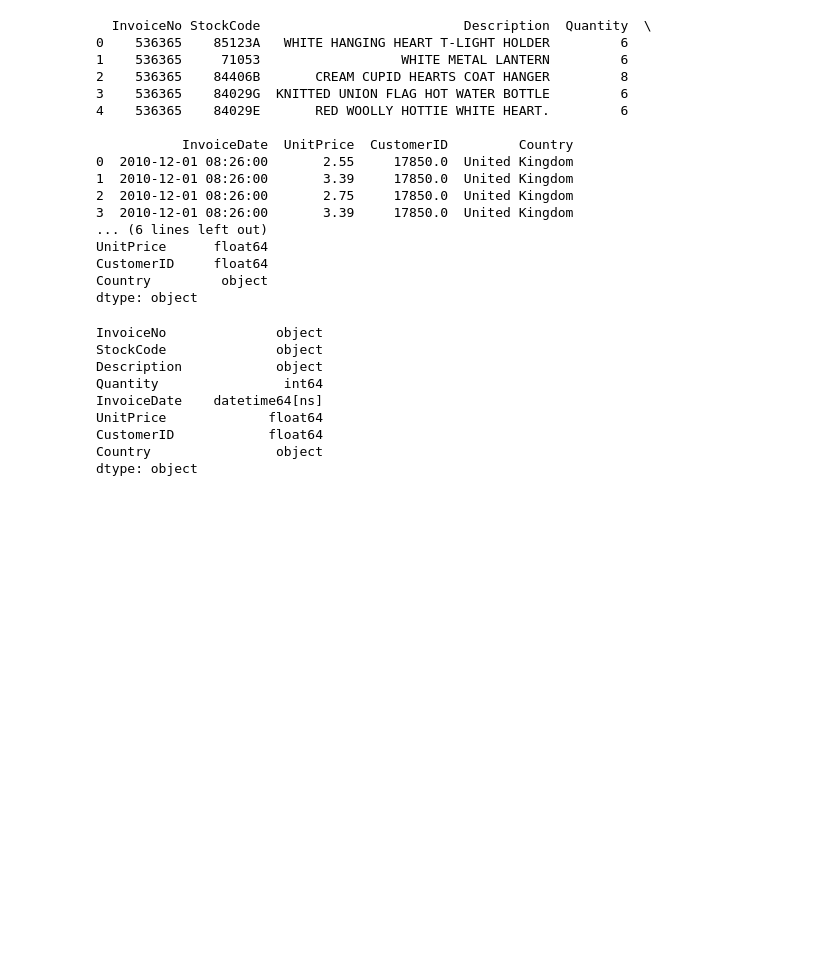
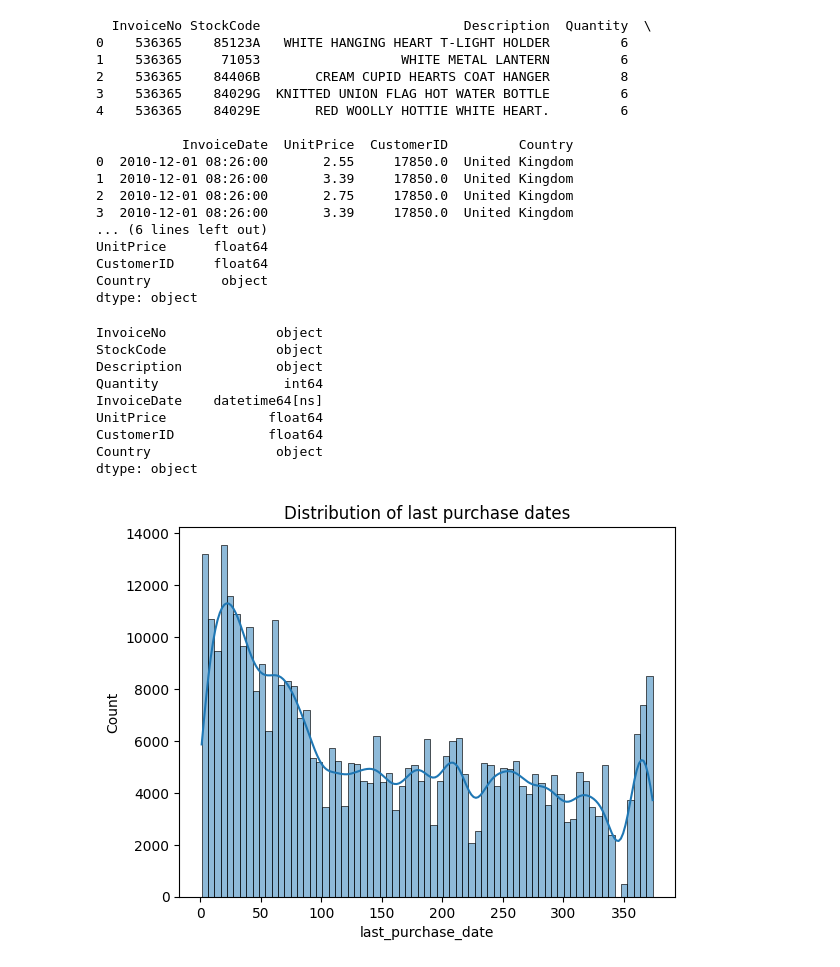
Before and after one commit to famakhan/customer_segmentation, a Jupyter notebook: customer-segmentation.ipynb, the cells around one changed output. Drawn from its saved outputs; the diff is of its cells as text; code cells hidden in the pictures; blank space fills up the shorter version.

Commit message:
plotting a histogram to view the data for last purchase dates

```diff
--- a/customer-segmentation.ipynb
+++ b/customer-segmentation.ipynb
@@ -61,3 +61,13 @@ dtype: object
 df['TotalAmount'] = df['Quantity'] * df['UnitPrice']
 reference_date = df['InvoiceDate'].max() + pd.DateOffset(1)
 df['last_purchase_date'] = (reference_date - df['InvoiceDate']).dt.days
+# %%
+#Data Visualization
+import matplotlib.pyplot as plt
+import seaborn as sns
+
+sns.histplot(df['last_purchase_date'], kde = True)
+plt.title('Distribution of last purchase dates')
+plt.show()
+# %% [output]
+[figure, added]
```
